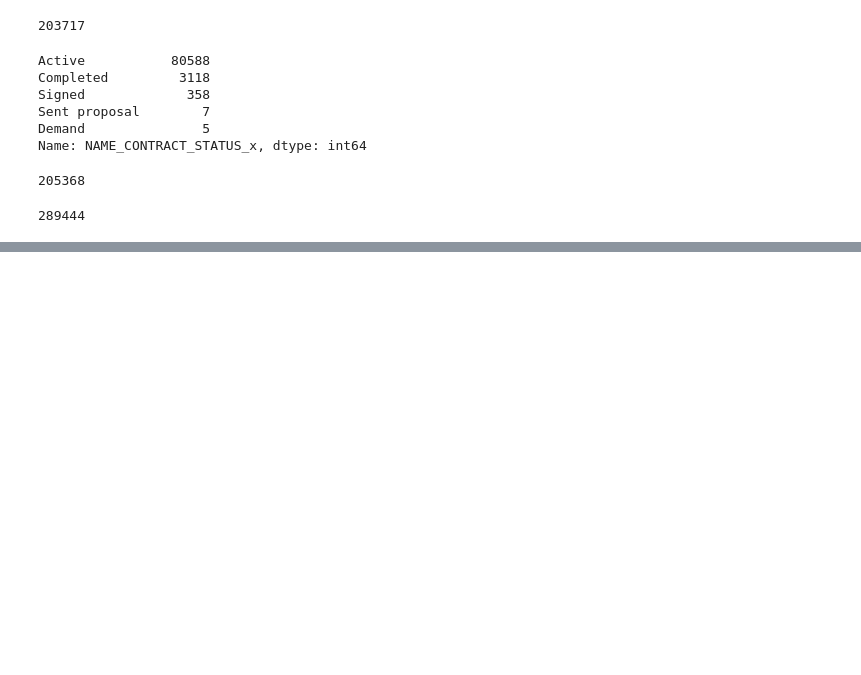
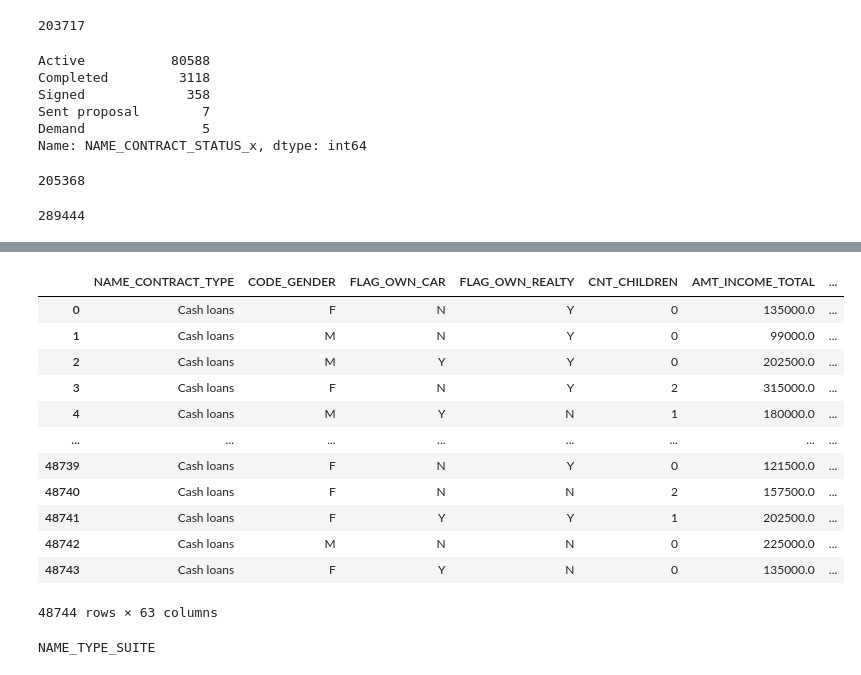
Before and after one commit to justinm329/Home_Credit_Risk, a Jupyter notebook: Credit_Risk.ipynb, the cells around one changed output, grey strips where cells are left out. Saved outputs shown, nothing was run; the diff lists cells and outputs as text; code cells hidden in the pictures; blank space fills up the shorter version.

```diff
--- a/Credit_Risk.ipynb
+++ b/Credit_Risk.ipynb
@@ -33,6 +34,7 @@ home_credit_nulls = obtain_nulls(home_credit)
 installment_nulls = obtain_nulls(installment)
 pos_cash_nulls = obtain_nulls(pos_cash)
 previous_app_nulls = obtain_nulls(previous_app)
+app_test_nulls = obtain_nulls(app_test)
 # %%
 app_train = app_train.drop(columns = app_nulls)
 bureau_balance = bureau_balance.drop(columns = bureau_balance_nulls)
@@ -42,6 +44,7 @@ home_credit = home_credit.drop(columns = home_credit_nulls)
 installment = installment.drop(columns = installment_nulls)
 pos_cash = pos_cash.drop(columns = pos_cash_nulls)
 previous_app = previous_app.drop(columns = previous_app_nulls)
+app_test = app_test.drop(columns = app_test_nulls)
 # %% [markdown]
 app_train = app_train.loc[:3999]
 bureau_balance = bureau_balance.loc[:3999]
@@ -1037,0 +1166,3 @@ partially_cleaned.drop(columns = ["STATUS", 'NAME_CONTRACT_STATUS_x'], inplace =
+# %%
+test = fill_nulls(app_test)
+test.isnull().sum()
@@ -1037,0 +1182,24 @@ partially_cleaned.drop(columns = ["STATUS", 'NAME_CONTRACT_STATUS_x'], inplace =
+# %%
+test.drop(columns = "SK_ID_CURR", inplace = True)
+# %%
+test
+# %% [output]
+|  | NAME_CONTRACT_TYPE | CODE_GENDER | FLAG_OWN_CAR | FLAG_OWN_REALTY | CNT_CHILDREN | AMT_INCOME_TOTAL | ... |
+| 0 | Cash loans | F | N | Y | 0 | 135000.0 | ... |
+| 1 | Cash loans | M | N | Y | 0 | 99000.0 | ... |
+| 2 | Cash loans | M | Y | Y | 0 | 202500.0 | ... |
+| 3 | Cash loans | F | N | Y | 2 | 315000.0 | ... |
+| 4 | Cash loans | M | Y | N | 1 | 180000.0 | ... |
+| ... | ... | ... | ... | ... | ... | ... | ... |
+| 48739 | Cash loans | F | N | Y | 0 | 121500.0 | ... |
+| 48740 | Cash loans | F | N | N | 2 | 157500.0 | ... |
+| 48741 | Cash loans | F | Y | Y | 1 | 202500.0 | ... |
+| 48742 | Cash loans | M | N | N | 0 | 225000.0 | ... |
+| 48743 | Cash loans | F | Y | N | 0 | 135000.0 | ... |
+48744 rows × 63 columns
+# %%
+for i in test:
+    if test[i].isnull().sum() > 1:
+        print(i)
+# %% [output]
+NAME_TYPE_SUITE
```
Also changed, not shown: parts of 32 cells of this notebook.
